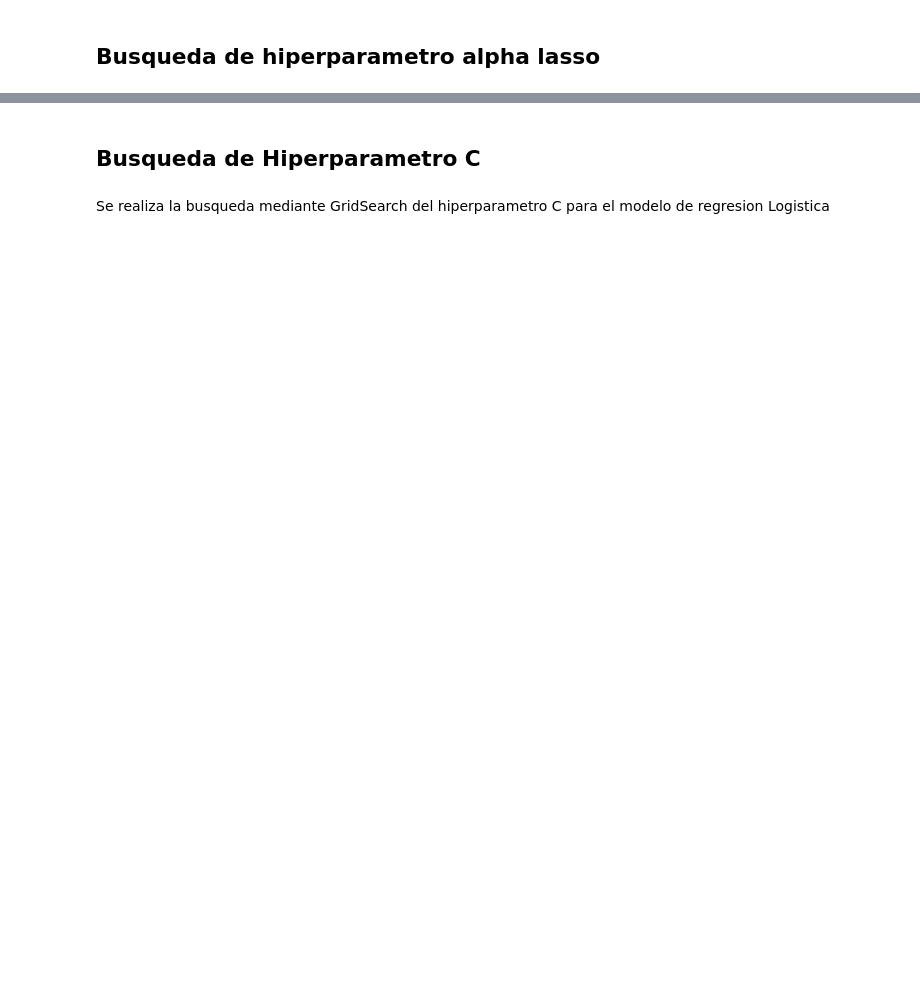
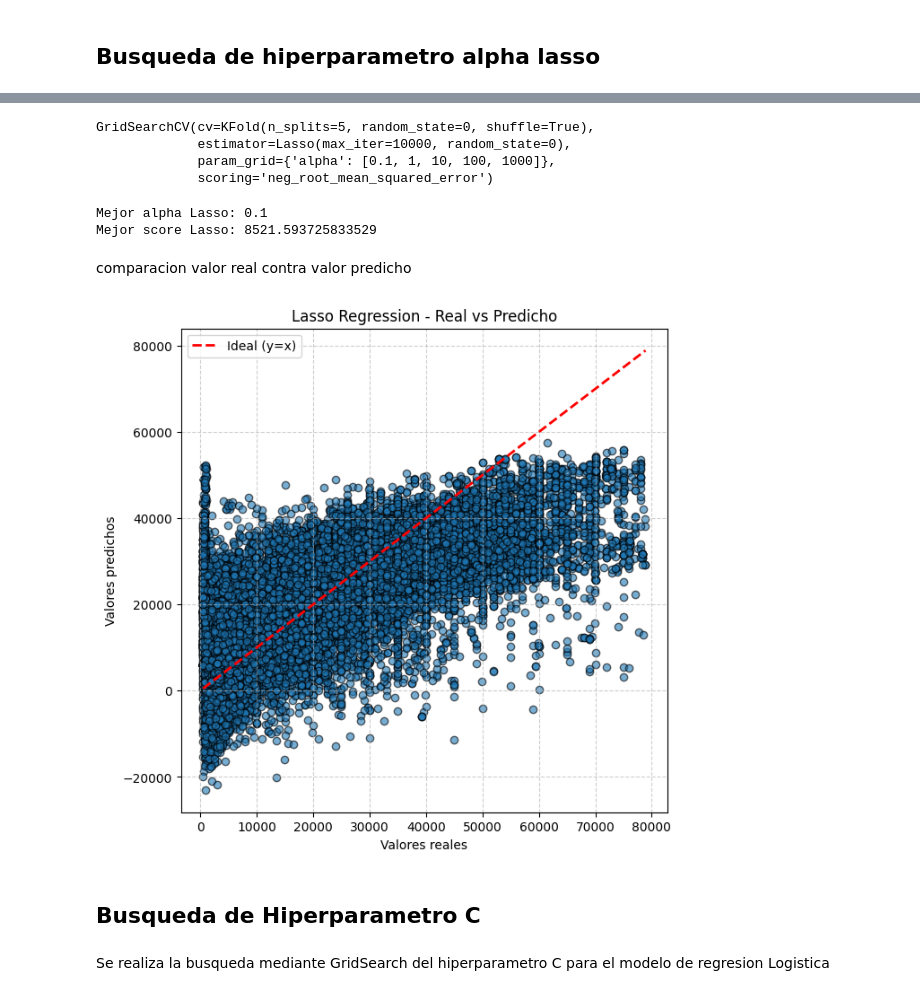
Before and after one commit to Hypotermya/ML_Mini_Proyecto_2, a Jupyter notebook: _sources/Ridgelasso.ipynb, the cells around one changed output, grey strips where cells are left out. Saved outputs shown, nothing was run; the diff lists cells and outputs as text; code cells hidden in the pictures; blank space fills up the shorter version.

```diff
--- a/_sources/Ridgelasso.ipynb
+++ b/_sources/Ridgelasso.ipynb
@@ -815,3 +950,48 @@ Mejor score Lasso: 0.6195615520666573
+# %%
+param_grid_reg = {'alpha':[0.1, 1, 10, 100, 1000]}
+# %%
+lasso_search=Lasso(max_iter=10000, random_state=0)
+# %%
+grid_lasso = GridSearchCV(lasso_search, param_grid_reg, cv=cv_reg, scoring='neg_root_mean_squared_error')
+# %%
+grid_lasso.fit(X_train_reg_final, y_train_reg)
+# %% [output]
+GridSearchCV(cv=KFold(n_splits=5, random_state=0, shuffle=True),
+             estimator=Lasso(max_iter=10000, random_state=0),
+             param_grid={'alpha': [0.1, 1, 10, 100, 1000]},
+             scoring='neg_root_mean_squared_error')
+# %%
+print("Mejor alpha Lasso:", grid_lasso.best_params_['alpha'])
+print("Mejor score Lasso:", -grid_lasso.best_score_)
+# %% [output]
+Mejor alpha Lasso: 0.1
+Mejor score Lasso: 8521.593725833529
+# %% [markdown]
+comparacion valor real contra valor predicho
+# %%
+import matplotlib.pyplot as plt
+
+# Usamos el mejor modelo encontrado
+best_lasso = grid_lasso.best_estimator_
+
+# Predicciones en test
+y_test_pred = best_lasso.predict(X_test_reg_final)
+
+# Gráfico Real vs Predicho
+plt.figure(figsize=(7,7))
+plt.scatter(y_test_reg, y_test_pred, alpha=0.6, edgecolor="k")
+plt.plot([y_test_reg.min(), y_test_reg.max()],
+         [y_test_reg.min(), y_test_reg.max()],
+         color="red", linestyle="--", linewidth=2, label="Ideal (y=x)")
+
+plt.xlabel("Valores reales")
+plt.ylabel("Valores predichos")
+plt.title("Lasso Regression - Real vs Predicho")
+plt.legend()
+plt.grid(True, linestyle="--", alpha=0.6)
+plt.show()
+# %% [output]
+[figure, added]
 # %% [markdown]
 ## Busqueda de Hiperparametro C
 # %% [markdown]
```
Also changed, not shown: parts of 34 cells of this notebook, 6 other files.
